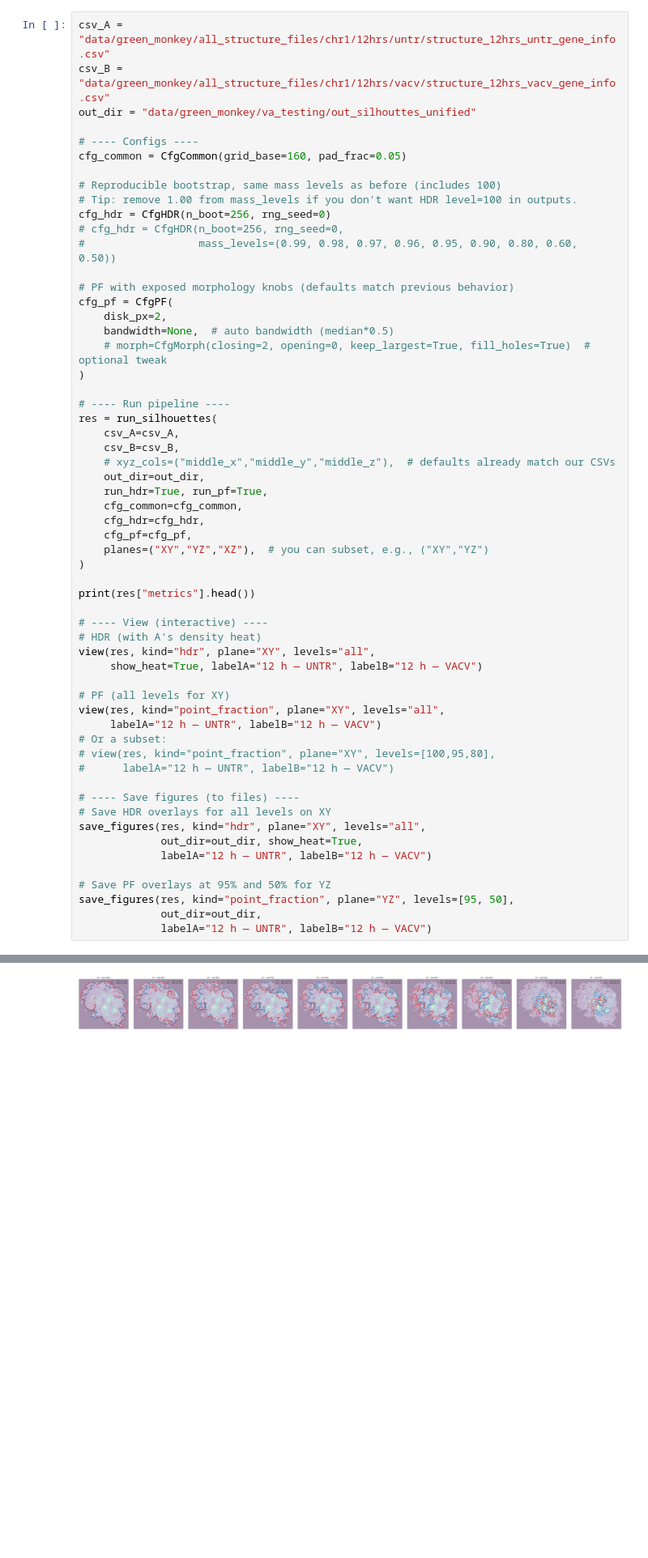
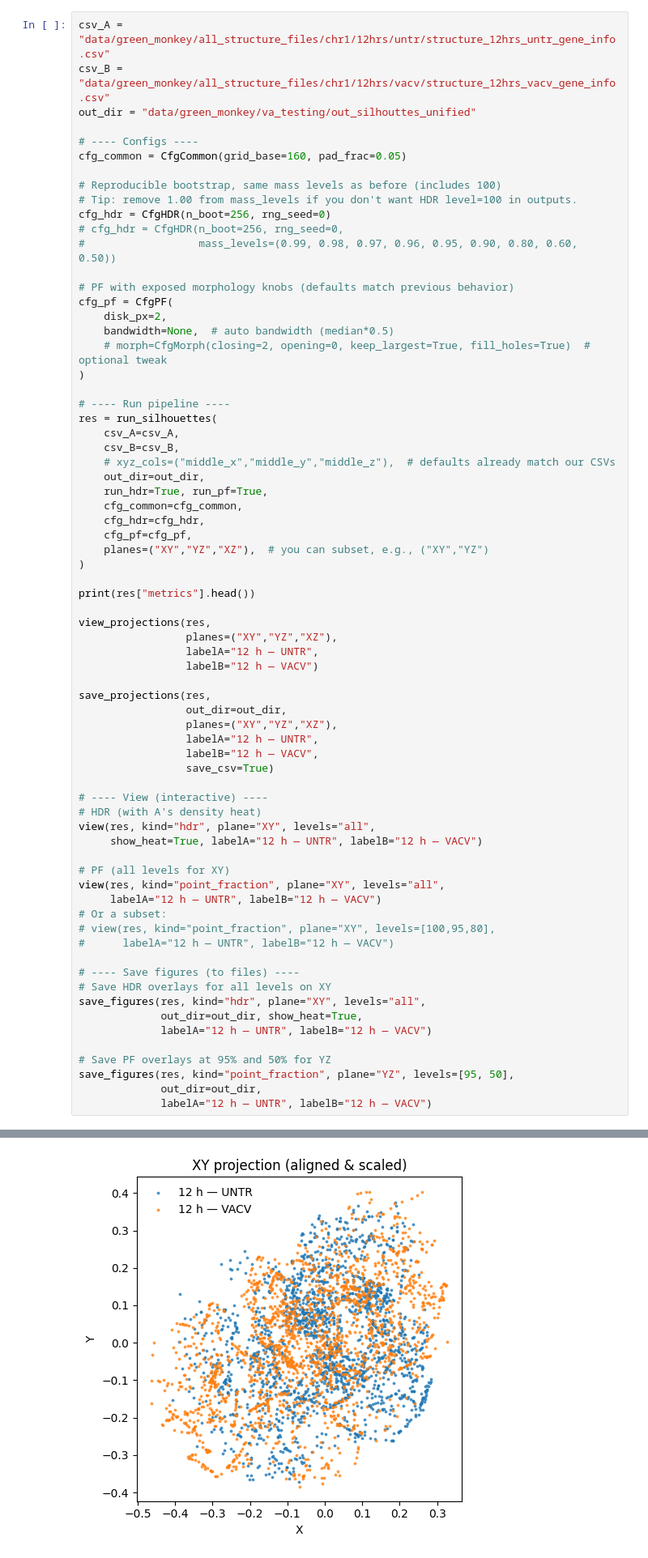
Before and after one commit to nafiul-nipu/GenomeVisProject, a Jupyter notebook: data_processing_python/14.7_VA_unified_silhouette_pipeline.ipynb, the cells around one changed output, grey strips where cells are left out. Shown at 81% size. Saved outputs shown, nothing was run; the diff lists cells and outputs as text; blank space fills up the shorter version.

Commit message:
save_projection_added

```diff
--- a/data_processing_python/14.7_VA_unified_silhouette_pipeline.ipynb
+++ b/data_processing_python/14.7_VA_unified_silhouette_pipeline.ipynb
@@ -1026,33 +1044,45 @@ res = run_silhouettes(
 
 print(res["metrics"].head())
 
+view_projections(res,
+                 planes=("XY","YZ","XZ"),
+                 labelA="12 h — UNTR",
+                 labelB="12 h — VACV")
+
+save_projections(res,
+                 out_dir=out_dir,
+                 planes=("XY","YZ","XZ"),
+                 labelA="12 h — UNTR",
+                 labelB="12 h — VACV",
+                 save_csv=True)
+
 # ---- View (interactive) ----
 # HDR (with A's density heat)
 view(res, kind="hdr", plane="XY", levels="all",
      show_heat=True, labelA="12 h — UNTR", labelB="12 h — VACV")
 
 # PF (all levels for XY)
 view(res, kind="point_fraction", plane="XY", levels="all",
      labelA="12 h — UNTR", labelB="12 h — VACV")
 # Or a subset:
 # view(res, kind="point_fraction", plane="XY", levels=[100,95,80],
 #      labelA="12 h — UNTR", labelB="12 h — VACV")
 
 # ---- Save figures (to files) ----
 # Save HDR overlays for all levels on XY
 save_figures(res, kind="hdr", plane="XY", levels="all",
              out_dir=out_dir, show_heat=True,
              labelA="12 h — UNTR", labelB="12 h — VACV")
 
 # Save PF overlays at 95% and 50% for YZ
 save_figures(res, kind="point_fraction", plane="YZ", levels=[95, 50],
              out_dir=out_dir,
              labelA="12 h — UNTR", labelB="12 h — VACV")
 # %% [output]
    plane  level variant       IoU    meanNN  Hausdorff
 20    XY    100     hdr  0.750930  5.081812  23.236215
 21    XY     99     hdr  0.634577  5.255348  23.170830
 22    XY     98     hdr  0.591358  5.758198  22.632893
 23    XY     97     hdr  0.561441  5.111475  17.845996
 24    XY     96     hdr  0.534387  5.420998  19.098822
-[figure, old version]
+[figure, new version]
```
Also changed, not shown: parts of 4 cells of this notebook, 12 other files.
